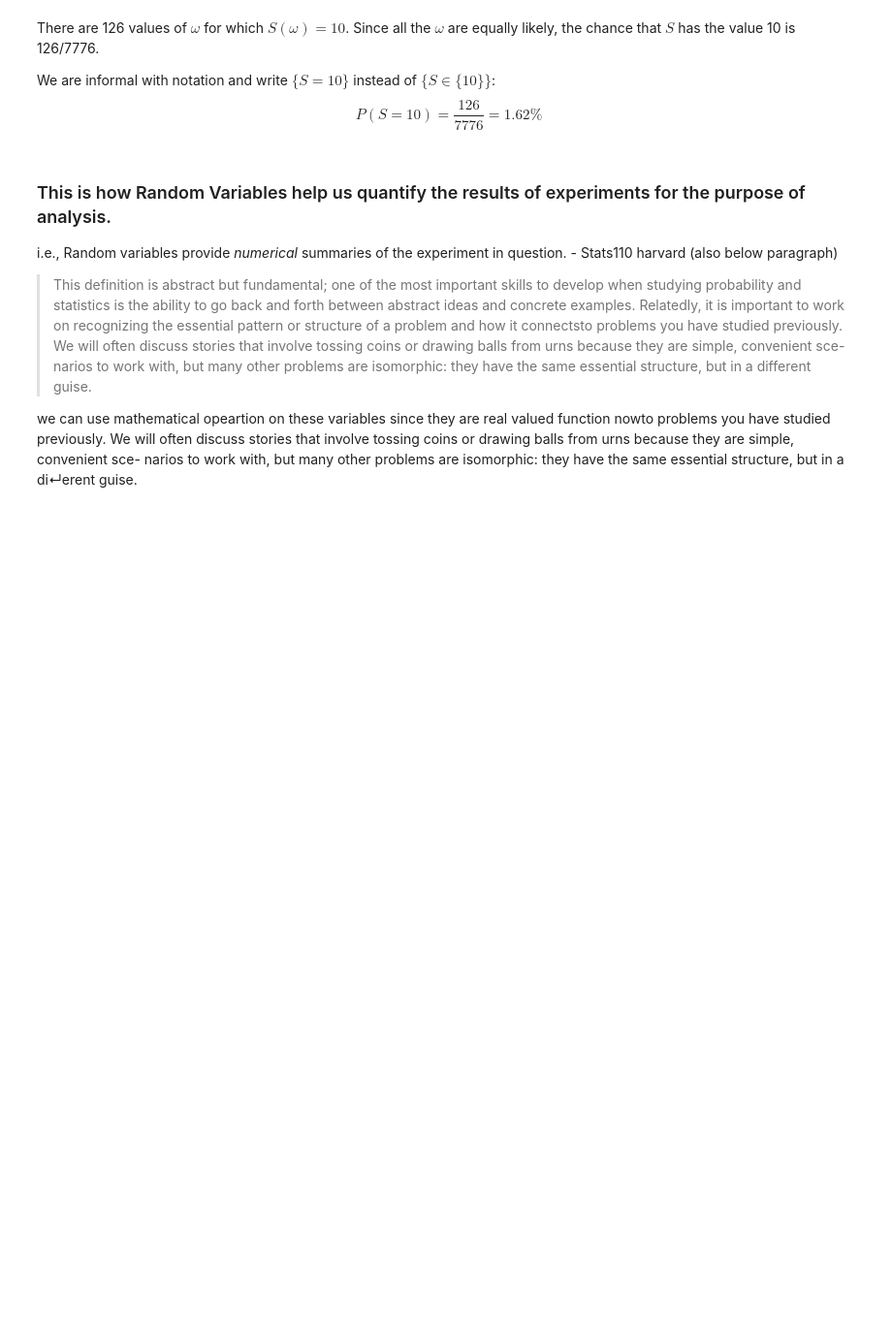
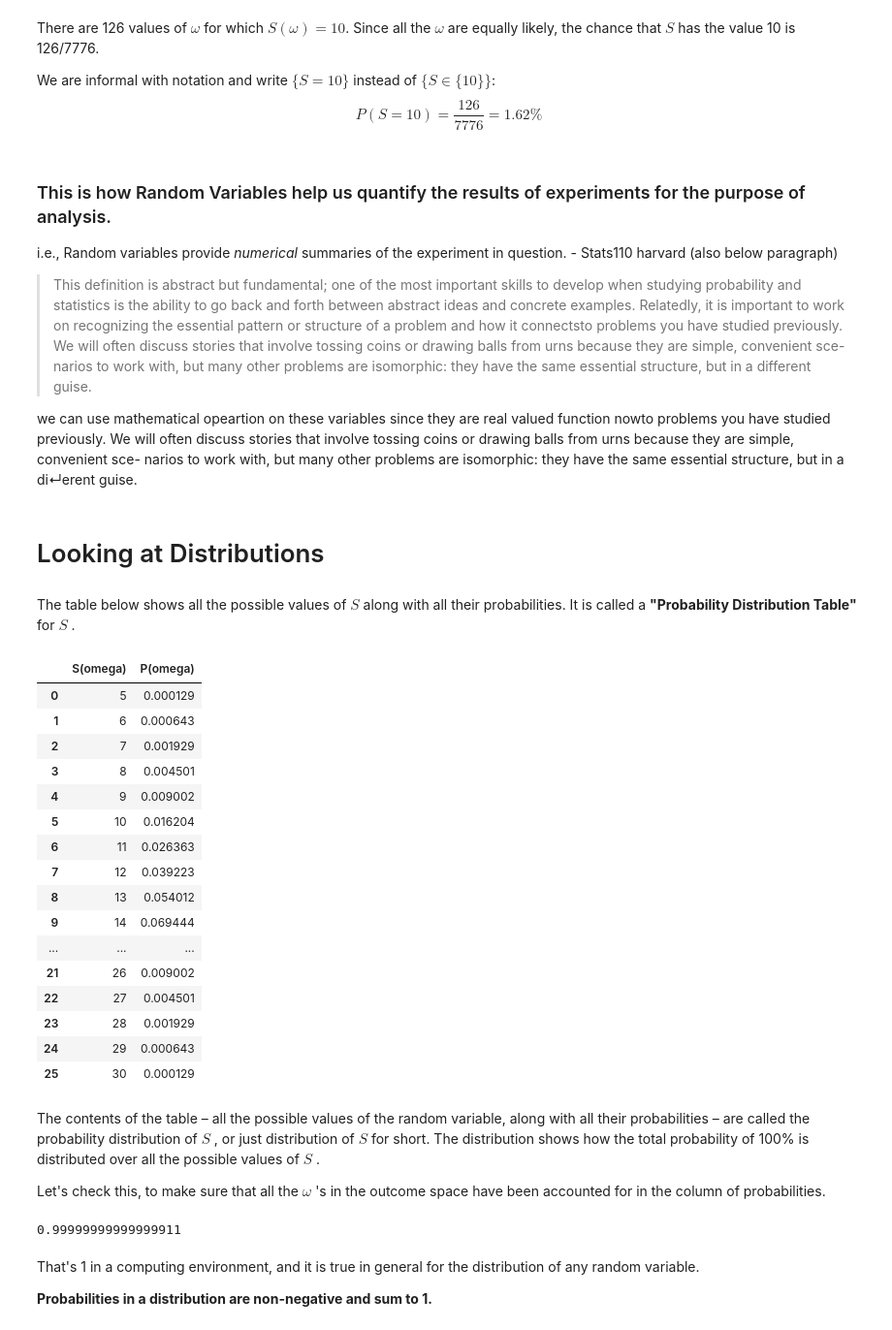
Before and after one commit to nipunsadvilkar/ProbabilityForHackers, a Jupyter notebook: Introducing Random Variables.ipynb, the cells around one changed output. Shown at 97% size. Cells and saved outputs as stored; diff of their text form; code cells hidden in the pictures; blank space fills up the shorter version.

Commit message:
Add distributions in R.V notebook

```diff
--- a/Introducing Random Variables.ipynb
+++ b/Introducing Random Variables.ipynb
@@ -208,3 +210,40 @@ we can use mathematical opeartion on these variables since they are real valued
 tossing coins or drawing balls from urns because they are simple, convenient sce-
 narios to work with, but many other problems are isomorphic: they have the same
 essential structure, but in a di↵erent guise.
+# %% [markdown]
+# Looking at Distributions
+# %% [markdown]
+The table below shows all the possible values of  $S$  along with all their probabilities. It is called a **"Probability Distribution Table"** for  $S$ .
+# %%
+dist_S = five_rolls_sum.drop('Omega', axis=1).groupby('S(omega)', as_index=False).sum()
+dist_S
+# %% [output]
+|  | S(omega) | P(omega) |
+| 0 | 5 | 0.000129 |
+| 1 | 6 | 0.000643 |
+| 2 | 7 | 0.001929 |
+| 3 | 8 | 0.004501 |
+| 4 | 9 | 0.009002 |
+| 5 | 10 | 0.016204 |
+| 6 | 11 | 0.026363 |
+| 7 | 12 | 0.039223 |
+| 8 | 13 | 0.054012 |
+| 9 | 14 | 0.069444 |
+| ... | ... | ... |
+| 21 | 26 | 0.009002 |
+| 22 | 27 | 0.004501 |
+| 23 | 28 | 0.001929 |
+| 24 | 29 | 0.000643 |
+| 25 | 30 | 0.000129 |
+# %% [markdown]
+The contents of the table – all the possible values of the random variable, along with all their probabilities – are called the probability distribution of  $S$ , or just distribution of  $S$  for short. The distribution shows how the total probability of 100% is distributed over all the possible values of  $S$ .
+
+Let's check this, to make sure that all the  $\omega$ 's in the outcome space have been accounted for in the column of probabilities.
+# %%
+dist_S.ix[:,1].sum()
+# %% [output]
+0.99999999999999911
+# %% [markdown]
+That's 1 in a computing environment, and it is true in general for the distribution of any random variable.
+
+**Probabilities in a distribution are non-negative and sum to 1.**
```
Also changed, not shown: parts of 11 cells of this notebook.
